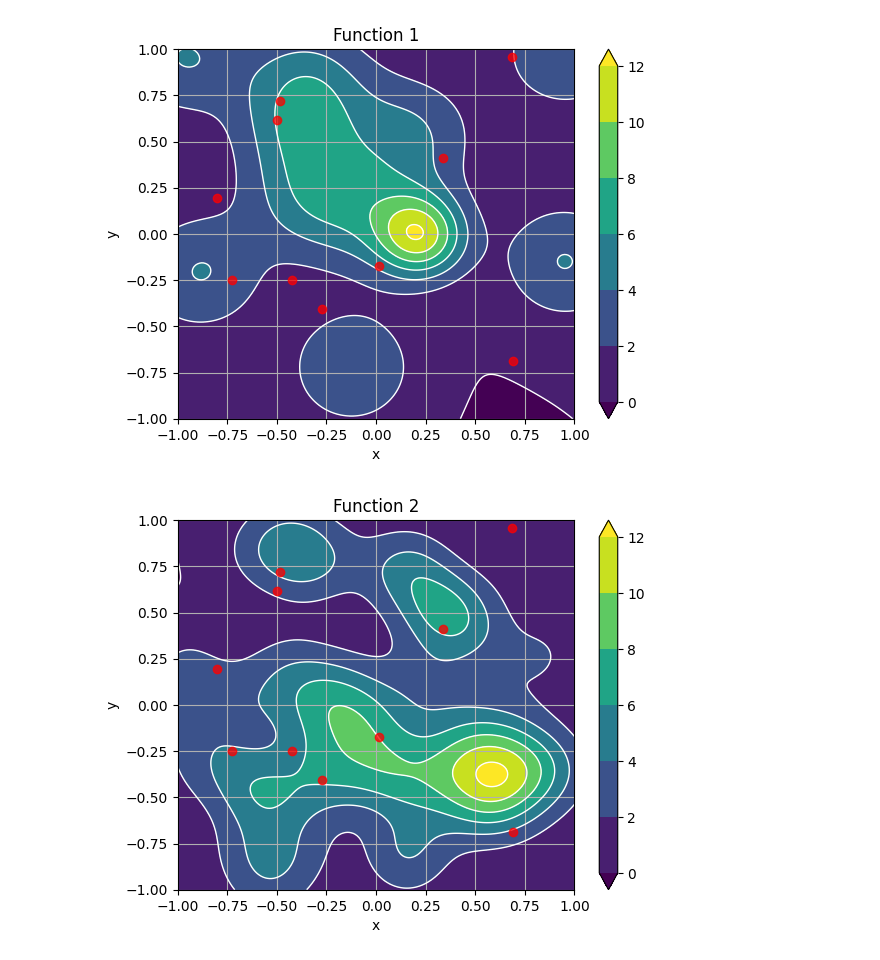
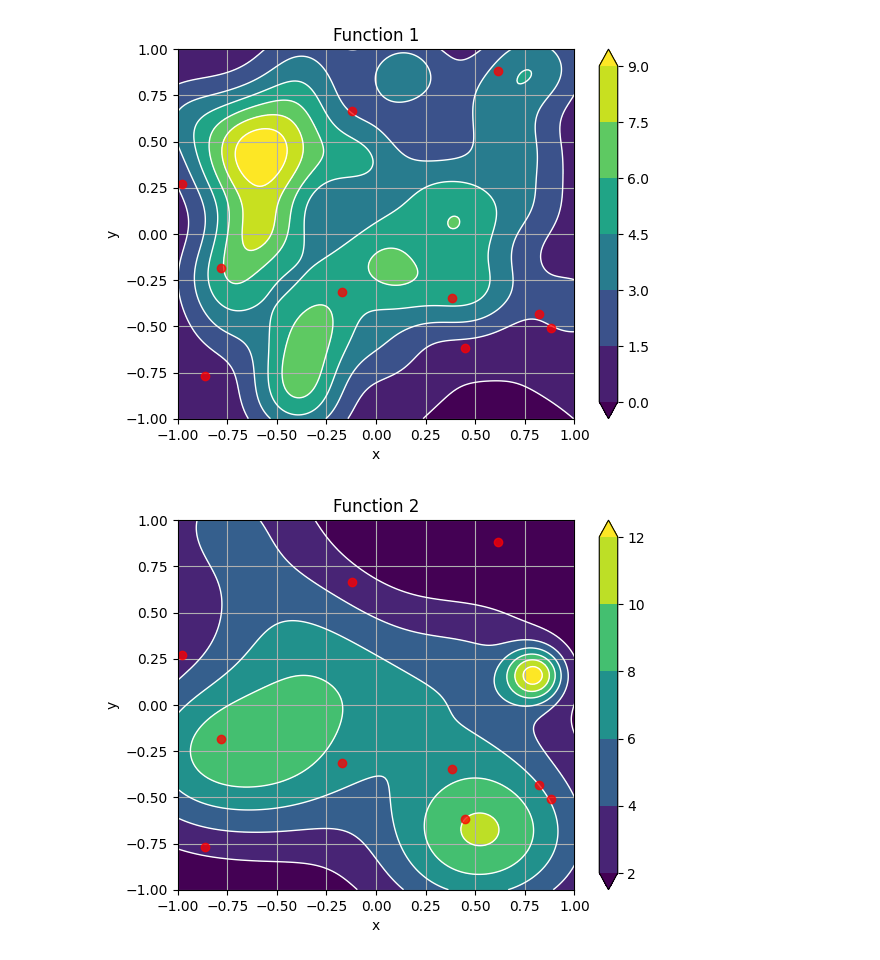
Before and after one commit to danemerson13/cpa-bayesian-opt, a Jupyter notebook: mobo2d/sample2Dfunc.ipynb, the cells around one changed output. Drawn from its saved outputs; the diff is of its cells as text; code cells hidden in the pictures.

```diff
--- a/mobo2d/sample2Dfunc.ipynb
+++ b/mobo2d/sample2Dfunc.ipynb
@@ -41,11 +41,11 @@ def visualizeObj(func, bounds, train_X = None, resolution = 200, title = None):
 # %%
 # Function parameters
 d = 2
-n_maxima = 40
+n_maxima = 10
 global_mag = 10
-local_mag = 2
-alpha = 0.1
-beta = 0.05
+local_mag = 4
+alpha = 0.02
+beta = 0.2
 gamma = 0.1
 
 # Create functions
@@ -65,34 +65,34 @@ visualizeObj(func, bounds = torch.tensor([[-1,-1],[1,1]], **tkwargs), train_X =
 # %%
 num = 2
-fname = 'data/func' + str(num) + '.pkl'
+fname = 'data64/func' + str(num) + '.pkl'
 
 with open(fname, 'wb') as file:
     pickle.dump(func, file)
 # %%
 # Sample training points randomly
 n_init = 10
 d = 2
 train_X = torch.DoubleTensor(n_init, d).uniform_(-1,1).to(**tkwargs)
 
 # Plot the training points on the function
 num = 1
-fname = 'data/func' + str(num) + '.pkl'
+fname = 'data64/func' + str(num) + '.pkl'
 
 with open(fname, 'rb') as file:
     func = pickle.load(file)
 
 visualizeObj(func, bounds = torch.tensor([[-1,-1],[1,1]], **tkwargs), train_X = train_X, resolution = 200, title = 'Function %d' %num)
 
 # Plot the training points on the function
 num = 2
-fname = 'data/func' + str(num) + '.pkl'
+fname = 'data64/func' + str(num) + '.pkl'
 
 with open(fname, 'rb') as file:
     func = pickle.load(file)
 
 visualizeObj(func, bounds = torch.tensor([[-1,-1],[1,1]], **tkwargs), train_X = train_X, resolution = 200, title = 'Function %d' %num)
 # %% [output]
-[figure, old version]
+[figure, new version]
-[figure, old version]
+[figure, new version]
 # %%
 # # Optionally, save the training points
```
Also changed, not shown: parts of 2 cells of this notebook, 8 other files.
